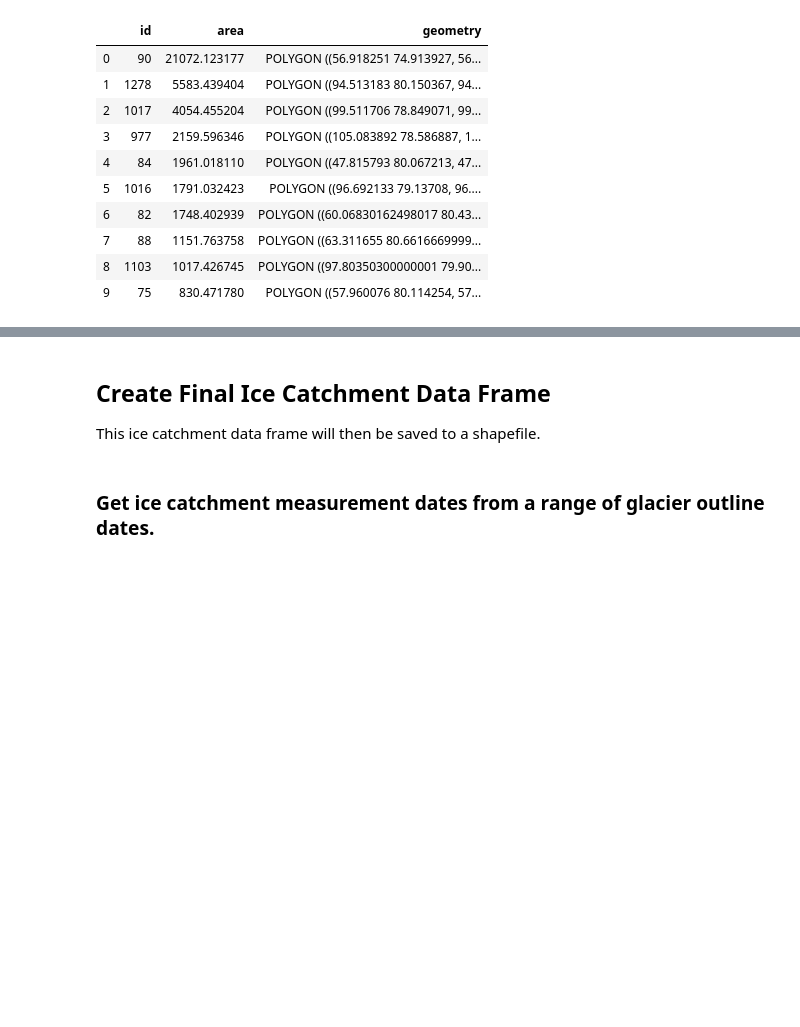
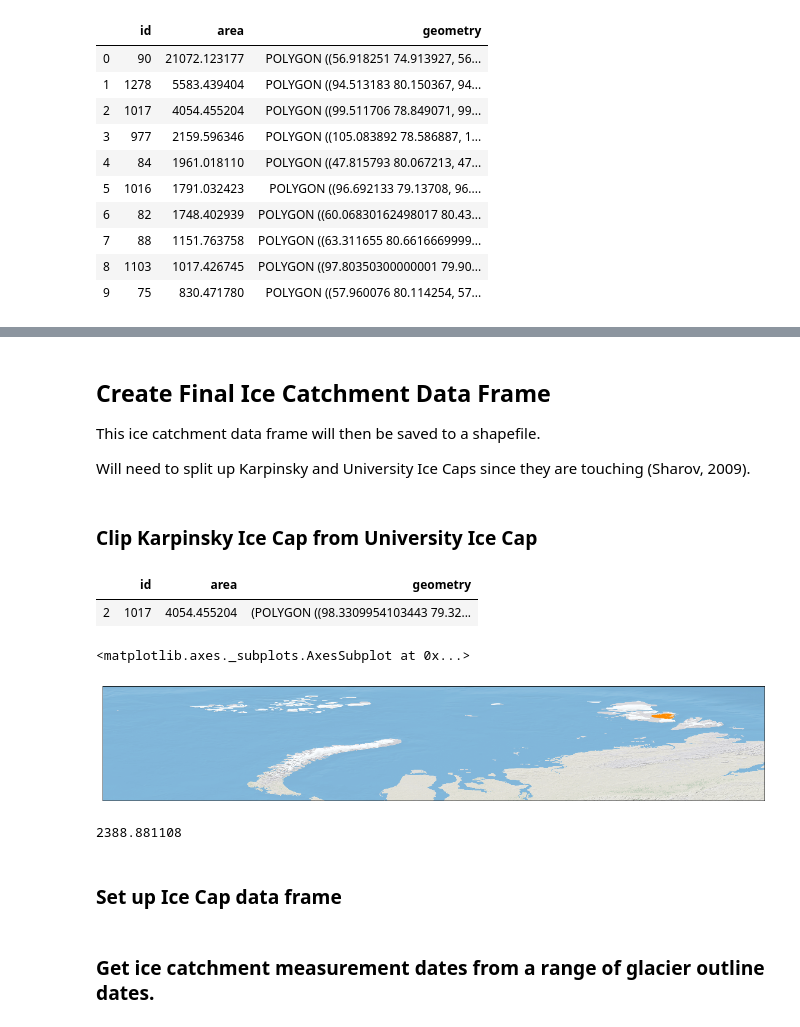
Before and after one commit to windnage/wgms-glacier-project, a Jupyter notebook: notebooks/9-analyze-region-9-russian-arctic.ipynb, the cells around one changed output, grey strips where cells are left out. Drawn from its saved outputs; the diff is of its cells as text; code cells hidden in the pictures; blank space fills up the shorter version.

Commit message:
continued analysis of this region

```diff
--- a/notebooks/9-analyze-region-9-russian-arctic.ipynb
+++ b/notebooks/9-analyze-region-9-russian-arctic.ipynb
@@ -471,6 +496,55 @@ raise StopExecution
 # %% [markdown]
 ## Create Final Ice Catchment Data Frame
 This ice catchment data frame will then be saved to a shapefile.
+
+Will need to split up Karpinsky and University Ice Caps since they are touching (Sharov, 2009).
+# %% [markdown]
+### Clip Karpinsky Ice Cap from University Ice Cap
+# %%
+# Create a clipping polygon for Karpinsky Ice Cap
+# Create dataframe that holds the clipping box
+karp_area_points = Polygon([(100.5991, 79.9181), (99.0887, 79.9181),
+                            (96.3089, 79.6414), (97.5284, 79.3001),
+                            (98.6435, 79.3367), (98.6984, 79.3001),
+                            (100.5991, 79.2551), (100.5991, 79.9181)])
+
+karp_gdf = gpd.GeoDataFrame([1],
+                            geometry=[karp_area_points],
+                            crs={'init': 'epsg:' + ic_epsg})
+
+karp_ex_ic_df = cl.clip_shp(ice_caps_ex_df.iloc[2:3], karp_gdf)
+# %%
+karp_ex_ic_df
+# %% [output]
+|  | id | area | geometry |
+| 2 | 1017 | 4054.455204 | (POLYGON ((98.3309954103443 79.32... |
+# %%
+# plot to take a look
+# Set up plot space
+fig, ax = plt.subplots(figsize=(20, 20))
+minx, miny, maxx, maxy = region_outline.total_bounds
+ax.set_xlim(minx, maxx)
+ax.set_ylim(miny, maxy)
+
+# Plot natural earth basemap for Region 7
+ep.plot_rgb(ne_raster,
+            rgb=[0, 1, 2],
+            extent=ne_src_extent,
+            ax=ax)
+
+# Plot largest
+karp_ex_ic_df.plot(ax=ax, color="darkorange")
+# %% [output]
+<matplotlib.axes._subplots.AxesSubplot at 0x...>
+[figure, added]
+# %%
+# Determine area of this clipped Karpinsky ice cap
+karp_ex_area = karp_ex_ic_df['geometry'].to_crs({'init': 'epsg:' + ic_epsg}).area/10**6
+round(karp_ex_area[2], 6)
+# %% [output]
+2388.881108
+# %% [markdown]
+### Set up Ice Cap data frame
 # %%
 # Update and reorganize ice_caps_ex_df to create final df
 # Drop uneeded columns
```
Also changed, not shown: parts of 18 cells of this notebook.
